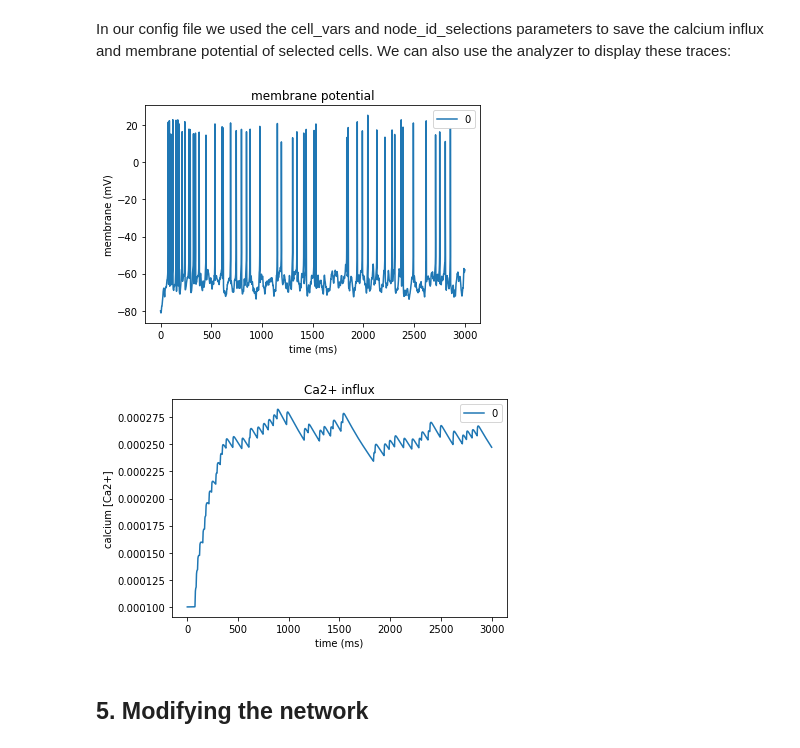
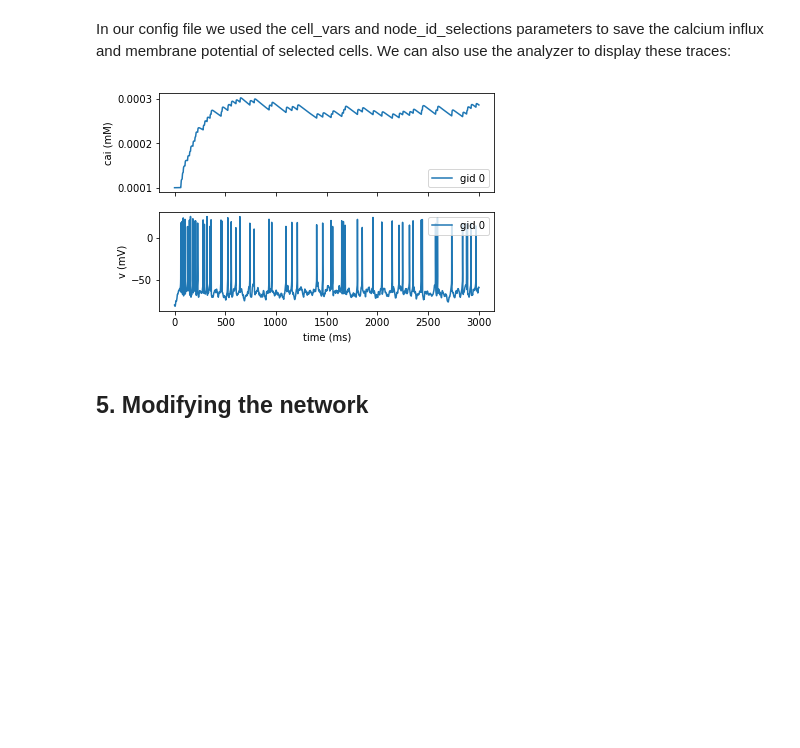
Before and after one commit to AllenInstitute/bmtk, a Jupyter notebook: docs/tutorial/03_single_pop.ipynb, the cells around one changed output. Cells and saved outputs as stored; diff of their text form; code cells hidden in the pictures; blank space fills up the shorter version.

```diff
--- a/docs/tutorial/03_single_pop.ipynb
+++ b/docs/tutorial/03_single_pop.ipynb
@@ -187,13 +185,11 @@ plot_spikes('network/mcortex_nodes.h5', 'network/mcortex_node_types.csv', 'outpu
 # %% [markdown]
 In our config file we used the cell_vars and node_id_selections parameters to save the calcium influx and membrane potential of selected cells. We can also use the analyzer to display these traces:
-# %%
-from bmtk.analyzer import plot_potential, plot_calcium
-
-plot_potential(cell_vars_h5='output/cell_vars.h5', gids=[0])
-plot_calcium(cell_vars_h5='output/cell_vars.h5', gids=[0])
-# %% [output]
-[figure, removed]
-[figure, removed]
+# %%
+from bmtk.analyzer.cell_vars import plot_report
+
+plot_report(config_file='simulation_config.json', gids=[0])
+# %% [output]
+[figure, added]
 # %% [markdown]
 ## 5. Modifying the network
 # %% [markdown]
```
Also changed, not shown: parts of 5 cells of this notebook, 10 other files.
